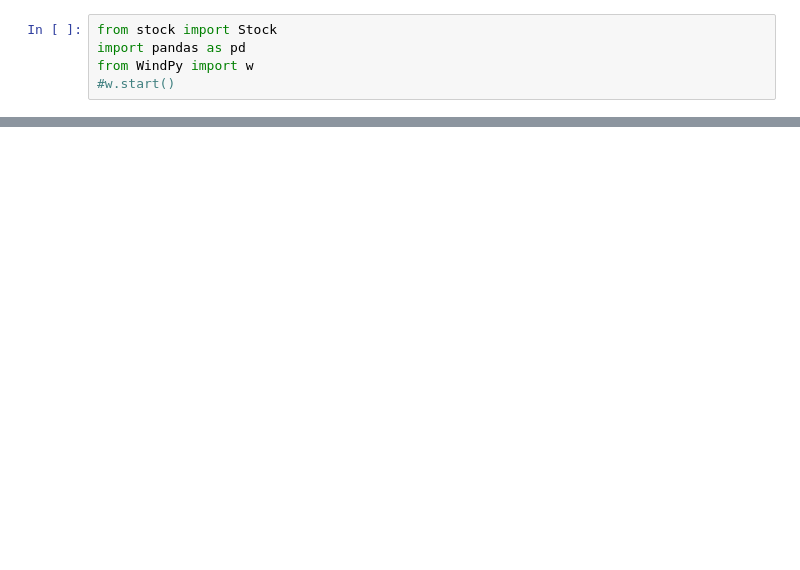
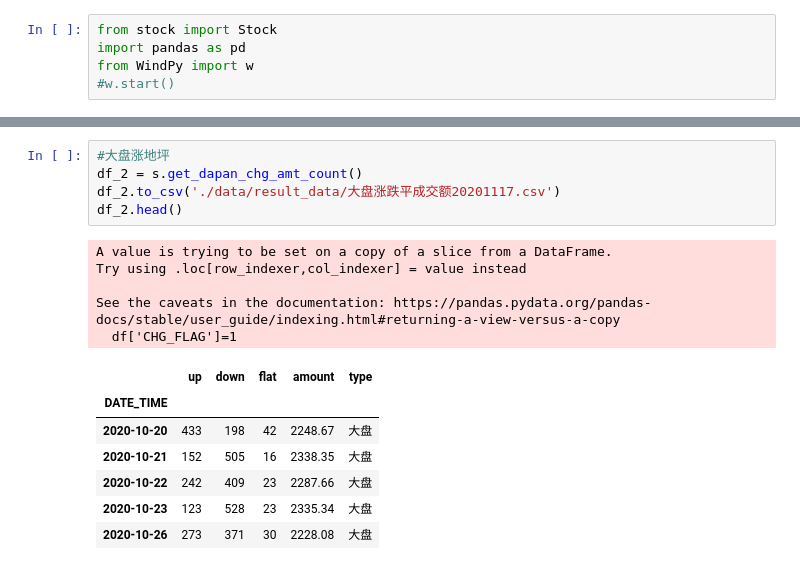
Before and after one commit to blake2002/wstock, a Jupyter notebook: stock_analysis.ipynb, the cells around one changed output, grey strips where cells are left out. Drawn from its saved outputs; the diff is of its cells as text; blank space fills up the shorter version.

```diff
--- a/stock_analysis.ipynb
+++ b/stock_analysis.ipynb
@@ -123,0 +71,18 @@ TypeError: append() takes exactly one argument (2 given)
+# %%
+#大盘涨地坪
+df_2 = s.get_dapan_chg_amt_count()
+df_2.to_csv('./data/result_data/大盘涨跌平成交额20201117.csv')
+df_2.head()
+# %% [output]
+A value is trying to be set on a copy of a slice from a DataFrame.
+Try using .loc[row_indexer,col_indexer] = value instead
+
+See the caveats in the documentation: https://pandas.pydata.org/pandas-docs/stable/user_guide/indexing.html#returning-a-view-versus-a-copy
+  df['CHG_FLAG']=1
+|  | up | down | flat | amount | type |
+| DATE_TIME |  |  |  |  |  |
+| 2020-10-20 | 433 | 198 | 42 | 2248.67 | 大盘 |
+| 2020-10-21 | 152 | 505 | 16 | 2338.35 | 大盘 |
+| 2020-10-22 | 242 | 409 | 23 | 2287.66 | 大盘 |
+| 2020-10-23 | 123 | 528 | 23 | 2335.34 | 大盘 |
+| 2020-10-26 | 273 | 371 | 30 | 2228.08 | 大盘 |
```
Also changed, not shown: parts of 48 cells of this notebook, 4 other files.
